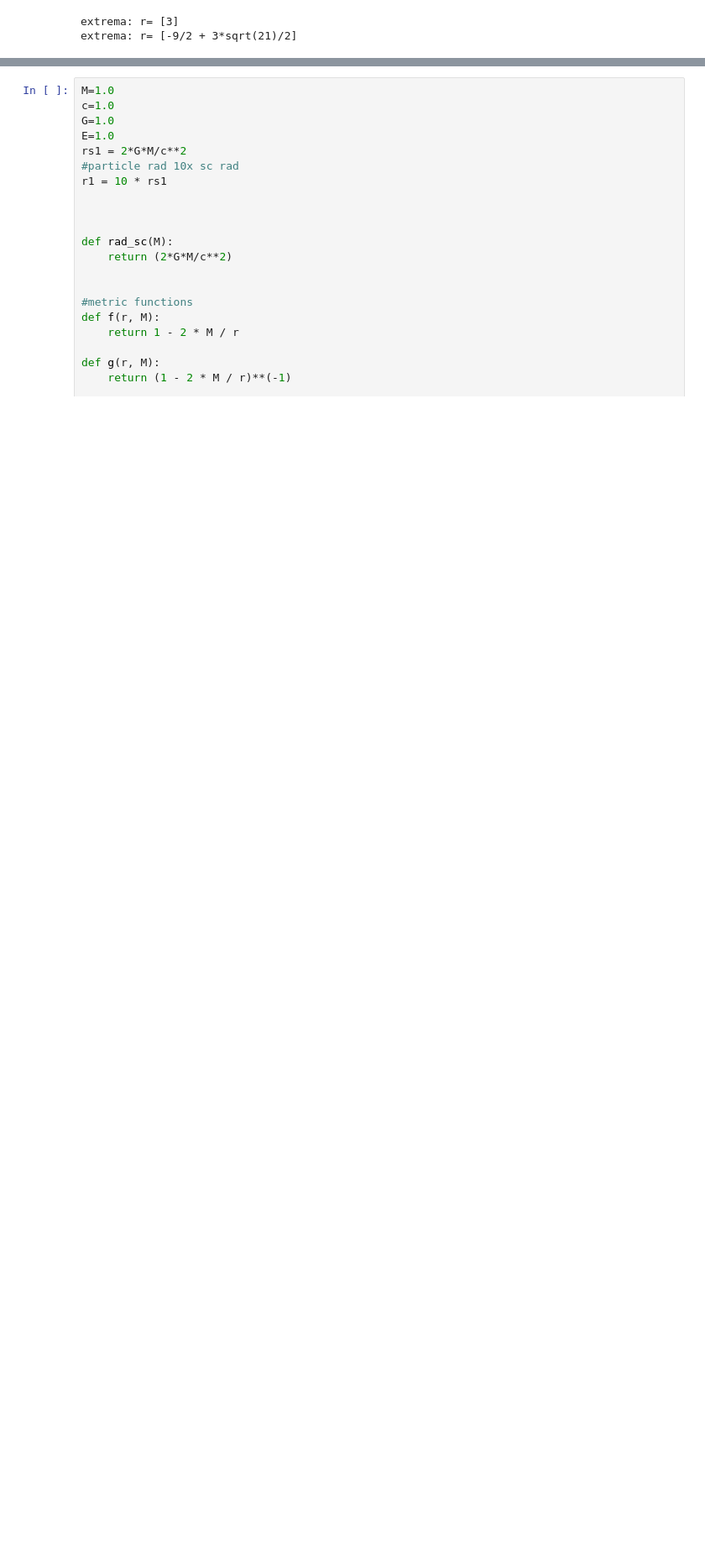
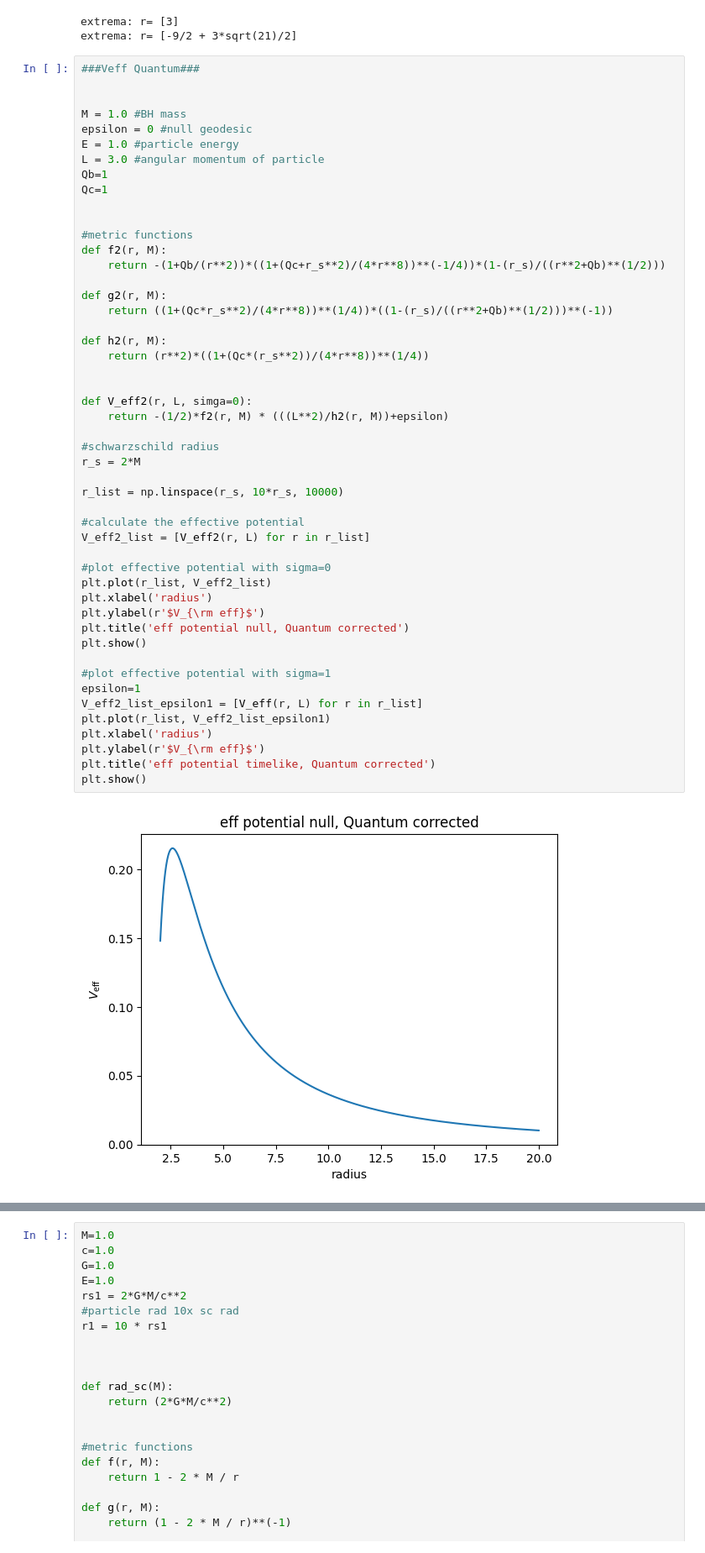
Before and after one commit to AdamSmithOrlik/quantum-black-holes, a Jupyter notebook: darius/research.ipynb, the cells around one changed output, grey strips where cells are left out. Shown at 84% size. Saved outputs shown, nothing was run; the diff lists cells and outputs as text; blank space fills up the shorter version.

Commit message:
some quantum corrections

```diff
--- a/darius/research.ipynb
+++ b/darius/research.ipynb
@@ -168,3 +178,54 @@ print('extrema: r=', extrema)
 # %% [output]
 extrema: r= [3]
 extrema: r= [-9/2 + 3*sqrt(21)/2]
+# %%
+###Veff Quantum###
+
+
+M = 1.0 #BH mass
+epsilon = 0 #null geodesic
+E = 1.0 #particle energy
+L = 3.0 #angular momentum of particle
+Qb=1
+Qc=1
+
+
+#metric functions
+def f2(r, M):
+    return -(1+Qb/(r**2))*((1+(Qc+r_s**2)/(4*r**8))**(-1/4))*(1-(r_s)/((r**2+Qb)**(1/2)))
+
+def g2(r, M):
+    return ((1+(Qc*r_s**2)/(4*r**8))**(1/4))*((1-(r_s)/((r**2+Qb)**(1/2)))**(-1))
+
+def h2(r, M):
+    return (r**2)*((1+(Qc*(r_s**2))/(4*r**8))**(1/4))
+
+
+def V_eff2(r, L, simga=0):
+    return -(1/2)*f2(r, M) * (((L**2)/h2(r, M))+epsilon)
+
+#schwarzschild radius
+r_s = 2*M
+
+r_list = np.linspace(r_s, 10*r_s, 10000)
+
+#calculate the effective potential
+V_eff2_list = [V_eff2(r, L) for r in r_list]
+
+#plot effective potential with sigma=0
+plt.plot(r_list, V_eff2_list)
+plt.xlabel('radius')
+plt.ylabel(r'$V_{\rm eff}$')
+plt.title('eff potential null, Quantum corrected')
+plt.show()
+
+#plot effective potential with sigma=1
+epsilon=1
+V_eff2_list_epsilon1 = [V_eff(r, L) for r in r_list]
+plt.plot(r_list, V_eff2_list_epsilon1)
+plt.xlabel('radius')
+plt.ylabel(r'$V_{\rm eff}$')
+plt.title('eff potential timelike, Quantum corrected')
+plt.show()
+# %% [output]
+[figure, added]
```
Also changed, not shown: parts of 4 cells of this notebook.
